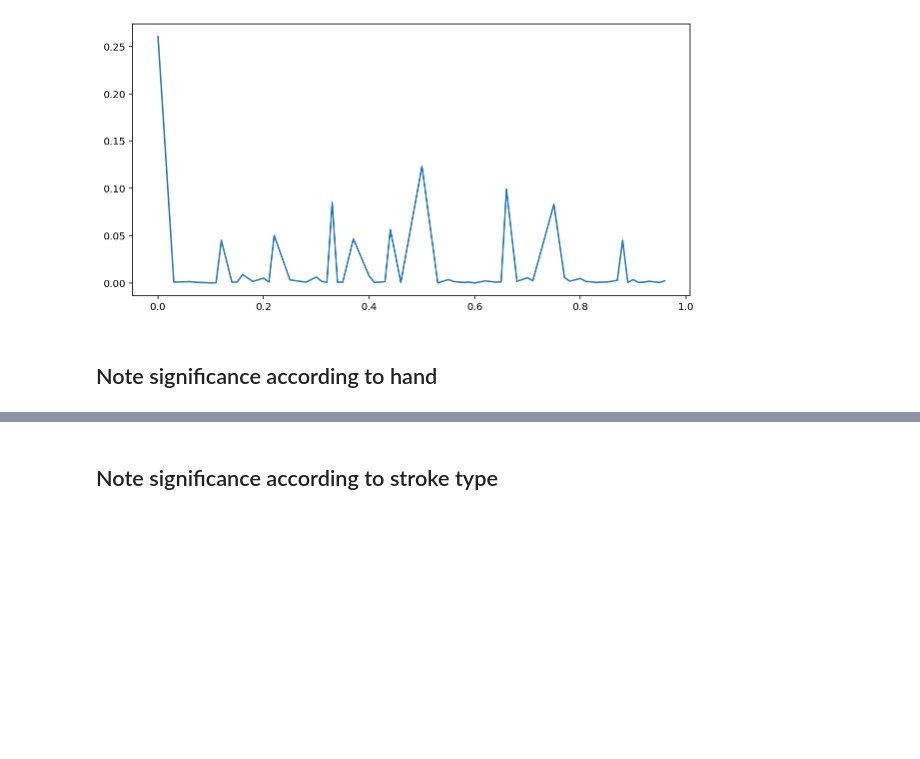
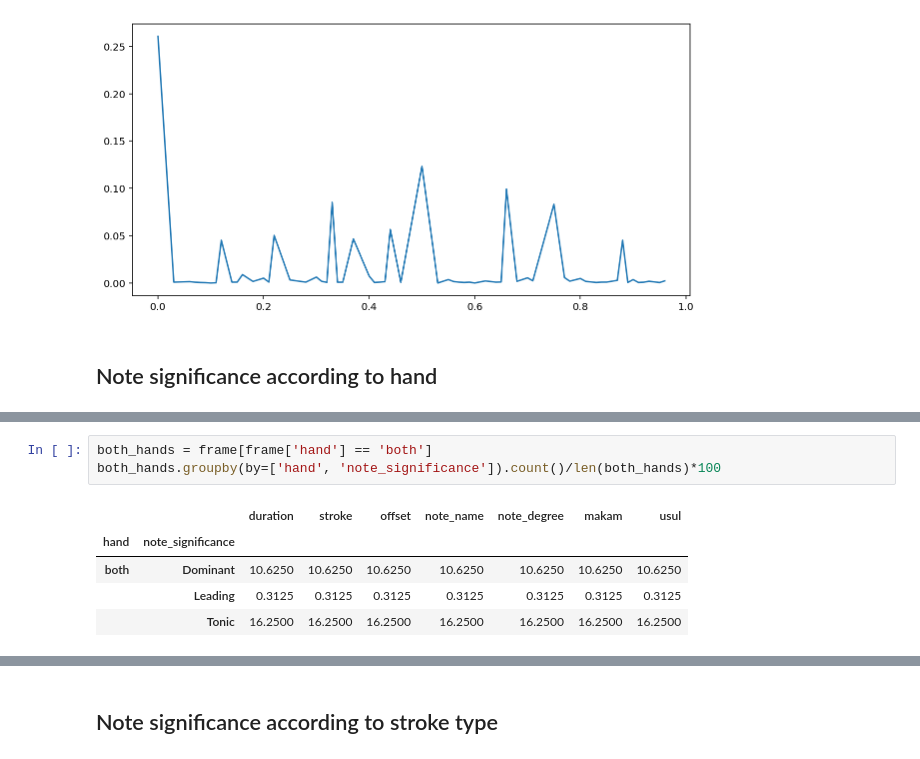
Before and after one commit to migperfer/AMPL-UPF-MSC, a Jupyter notebook: Check usuls_makams.ipynb, the cells around one changed output, grey strips where cells are left out. Drawn from its saved outputs; the diff is of its cells as text; blank space fills up the shorter version.

Commit message:
Replaced hands hist with % plot

```diff
--- a/Check usuls_makams.ipynb
+++ b/Check usuls_makams.ipynb
@@ -304,0 +298,9 @@ plt.show()
+# %%
+both_hands = frame[frame['hand'] == 'both']
+both_hands.groupby(by=['hand', 'note_significance']).count()/len(both_hands)*100
+# %% [output]
+|  |  | duration | stroke | offset | note_name | note_degree | makam | usul |
+| hand | note_significance |  |  |  |  |  |  |  |
+| both | Dominant | 10.6250 | 10.6250 | 10.6250 | 10.6250 | 10.6250 | 10.6250 | 10.6250 |
+|  | Leading | 0.3125 | 0.3125 | 0.3125 | 0.3125 | 0.3125 | 0.3125 | 0.3125 |
+|  | Tonic | 16.2500 | 16.2500 | 16.2500 | 16.2500 | 16.2500 | 16.2500 | 16.2500 |
```
Also changed, not shown: parts of 3 cells of this notebook.
